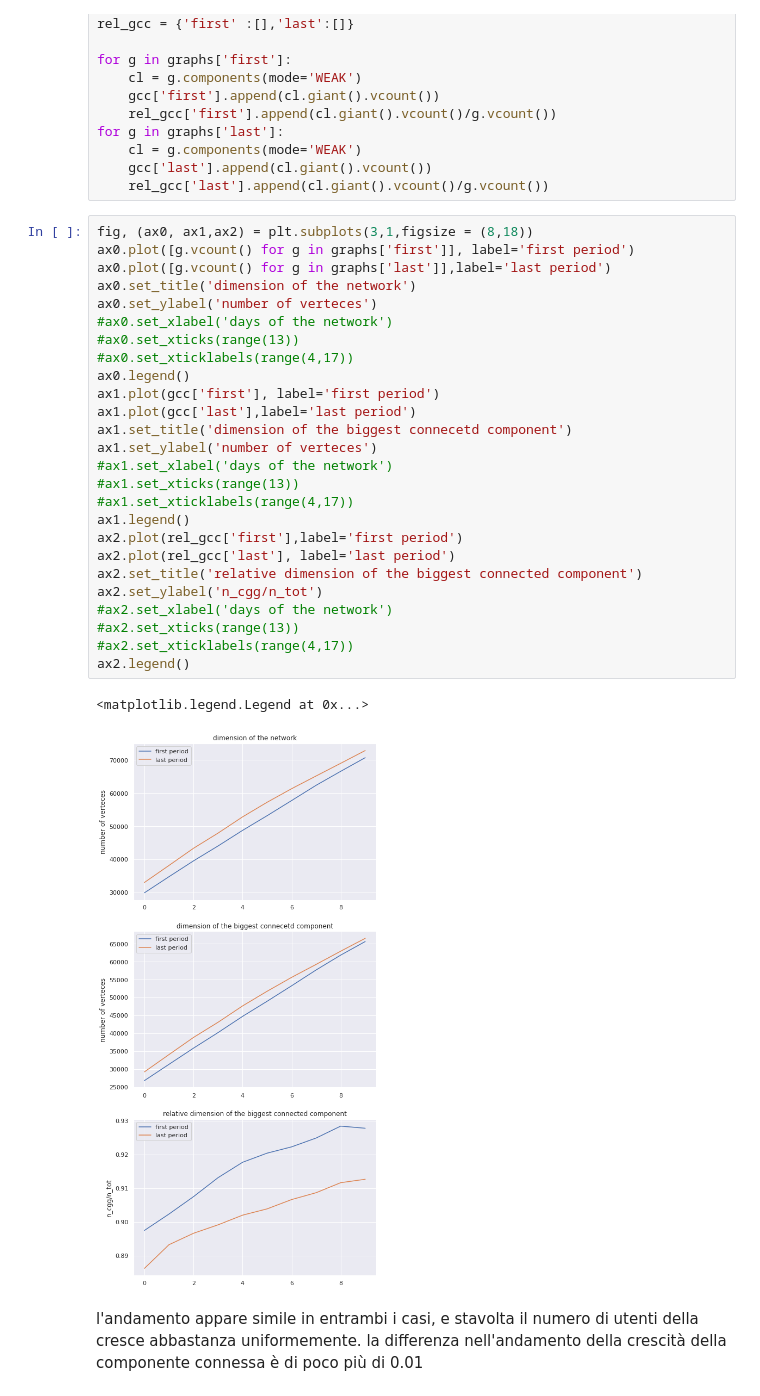
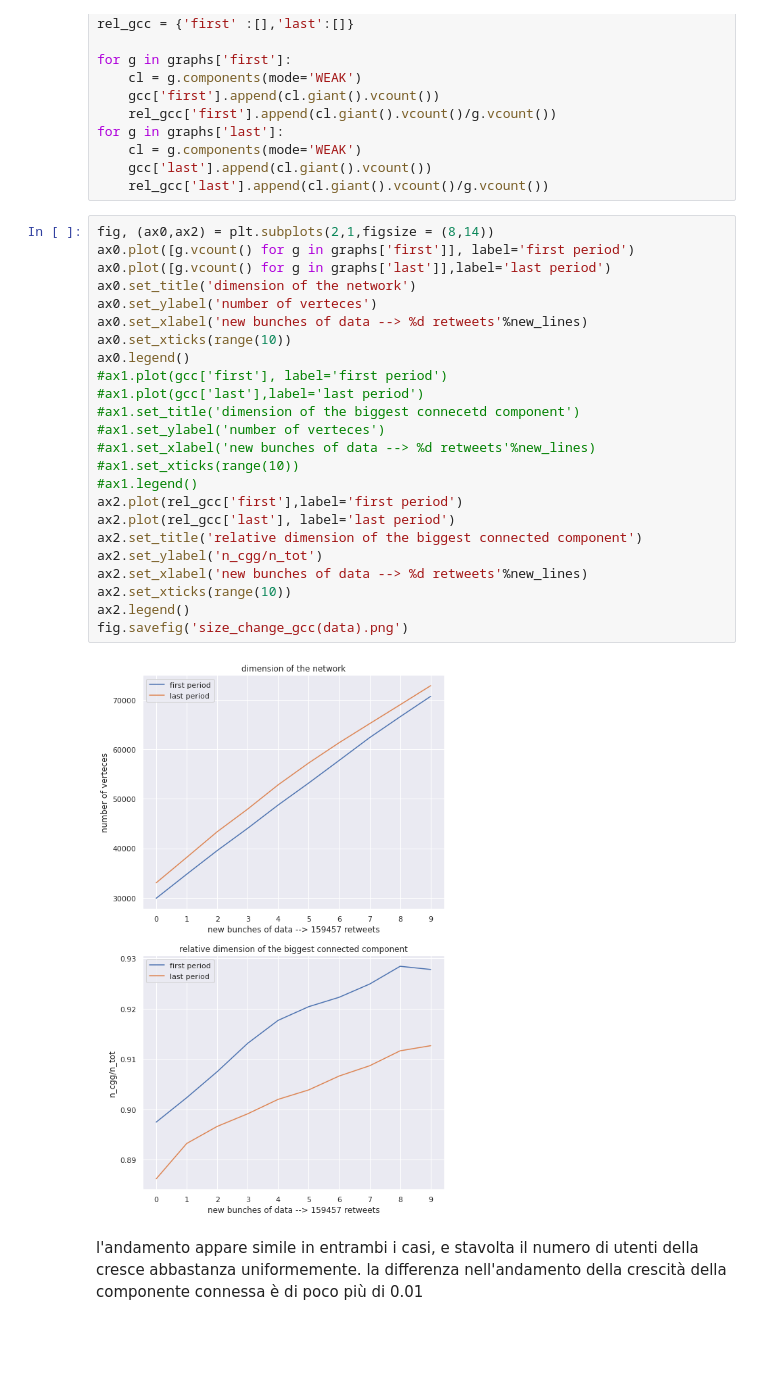
Before and after one commit to DanielePignedoli/Twitter_project, a Jupyter notebook: Network Density ad Connected Component .ipynb, the cells around one changed output. Drawn from its saved outputs; the diff is of its cells as text; blank space fills up the shorter version.

Commit message:
add save.fig to plots

```diff
--- a/Network Density ad Connected Component .ipynb
+++ b/Network Density ad Connected Component .ipynb
@@ -258,34 +260,31 @@ for g in graphs['last']:
     gcc['last'].append(cl.giant().vcount())
     rel_gcc['last'].append(cl.giant().vcount()/g.vcount())
 # %%
-fig, (ax0, ax1,ax2) = plt.subplots(3,1,figsize = (8,18))
+fig, (ax0,ax2) = plt.subplots(2,1,figsize = (8,14))
 ax0.plot([g.vcount() for g in graphs['first']], label='first period')
 ax0.plot([g.vcount() for g in graphs['last']],label='last period')
 ax0.set_title('dimension of the network')
 ax0.set_ylabel('number of verteces')
-#ax0.set_xlabel('days of the network')
-#ax0.set_xticks(range(13))
-#ax0.set_xticklabels(range(4,17))
+ax0.set_xlabel('new bunches of data --> %d retweets'%new_lines)
+ax0.set_xticks(range(10))
 ax0.legend()
-ax1.plot(gcc['first'], label='first period')
-ax1.plot(gcc['last'],label='last period')
-ax1.set_title('dimension of the biggest connecetd component')
-ax1.set_ylabel('number of verteces')
-#ax1.set_xlabel('days of the network')
-#ax1.set_xticks(range(13))
-#ax1.set_xticklabels(range(4,17))
-ax1.legend()
+#ax1.plot(gcc['first'], label='first period')
+#ax1.plot(gcc['last'],label='last period')
+#ax1.set_title('dimension of the biggest connecetd component')
+#ax1.set_ylabel('number of verteces')
+#ax1.set_xlabel('new bunches of data --> %d retweets'%new_lines)
+#ax1.set_xticks(range(10))
+#ax1.legend()
 ax2.plot(rel_gcc['first'],label='first period')
 ax2.plot(rel_gcc['last'], label='last period')
 ax2.set_title('relative dimension of the biggest connected component')
 ax2.set_ylabel('n_cgg/n_tot')
-#ax2.set_xlabel('days of the network')
-#ax2.set_xticks(range(13))
-#ax2.set_xticklabels(range(4,17))
+ax2.set_xlabel('new bunches of data --> %d retweets'%new_lines)
+ax2.set_xticks(range(10))
 ax2.legend()
+fig.savefig('size_change_gcc(data).png')
 # %% [output]
-<matplotlib.legend.Legend at 0x...>
-[figure, old version]
+[figure, new version]
 # %% [markdown]
 l'andamento appare simile in entrambi i casi, e stavolta il numero di utenti della cresce abbastanza uniformemente. la differenza nell'andamento della crescità della componente connessa è di poco più di 0.01
 # %%
```
Also changed, not shown: parts of 7 cells of this notebook.
